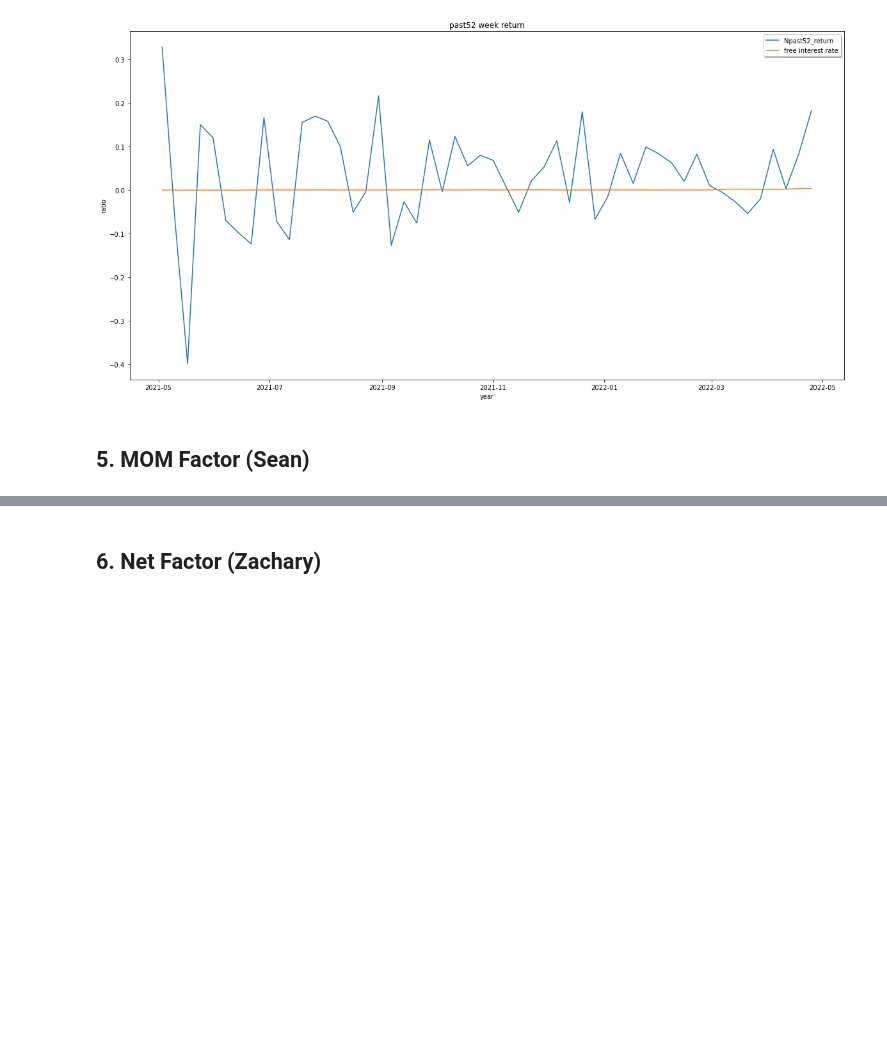
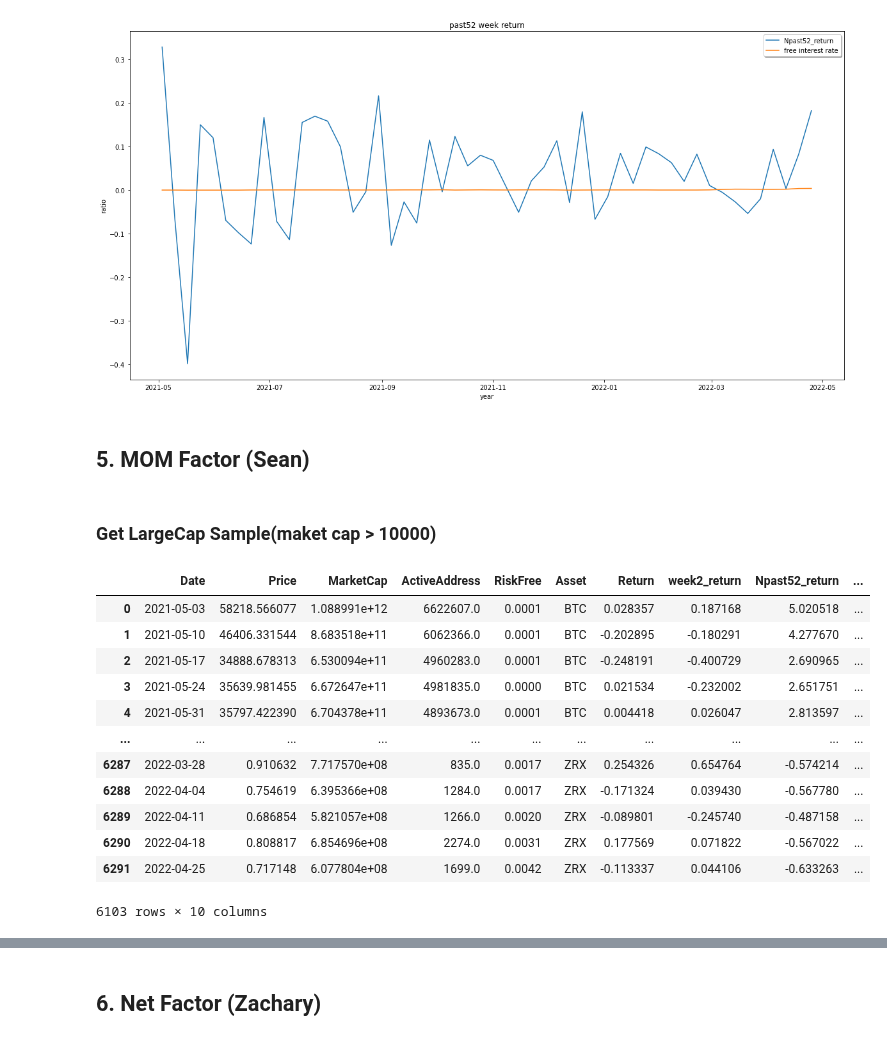
Before and after one commit to PracticumCrypto/C5-Analyzer, a Jupyter notebook: ALL.ipynb, the cells around one changed output, grey strips where cells are left out. Drawn from its saved outputs; the diff is of its cells as text; code cells hidden in the pictures; blank space fills up the shorter version.

```diff
--- a/ALL.ipynb
+++ b/ALL.ipynb
@@ -778,3 +792,23 @@ plt.show()
 [figure]
 # %% [markdown]
 ## 5. MOM Factor (Sean)
+# %% [markdown]
+### Get LargeCap Sample(maket cap > 10000)
+# %%
+# Filter MarketCap to Get largeSample
+largeCapSample = fullSample.query("MarketCap > 1000000")
+largeCapSample
+# %% [output]
+|  | Date | Price | MarketCap | ActiveAddress | RiskFree | Asset | Return | week2_return | Npast52_return | ... |
+| 0 | 2021-05-03 | 58218.566077 | 1.088991e+12 | 6622607.0 | 0.0001 | BTC | 0.028357 | 0.187168 | 5.020518 | ... |
+| 1 | 2021-05-10 | 46406.331544 | 8.683518e+11 | 6062366.0 | 0.0001 | BTC | -0.202895 | -0.180291 | 4.277670 | ... |
+| 2 | 2021-05-17 | 34888.678313 | 6.530094e+11 | 4960283.0 | 0.0001 | BTC | -0.248191 | -0.400729 | 2.690965 | ... |
+| 3 | 2021-05-24 | 35639.981455 | 6.672647e+11 | 4981835.0 | 0.0000 | BTC | 0.021534 | -0.232002 | 2.651751 | ... |
+| 4 | 2021-05-31 | 35797.422390 | 6.704378e+11 | 4893673.0 | 0.0001 | BTC | 0.004418 | 0.026047 | 2.813597 | ... |
+| ... | ... | ... | ... | ... | ... | ... | ... | ... | ... | ... |
+| 6287 | 2022-03-28 | 0.910632 | 7.717570e+08 | 835.0 | 0.0017 | ZRX | 0.254326 | 0.654764 | -0.574214 | ... |
+| 6288 | 2022-04-04 | 0.754619 | 6.395366e+08 | 1284.0 | 0.0017 | ZRX | -0.171324 | 0.039430 | -0.567780 | ... |
+| 6289 | 2022-04-11 | 0.686854 | 5.821057e+08 | 1266.0 | 0.0020 | ZRX | -0.089801 | -0.245740 | -0.487158 | ... |
+| 6290 | 2022-04-18 | 0.808817 | 6.854696e+08 | 2274.0 | 0.0031 | ZRX | 0.177569 | 0.071822 | -0.567022 | ... |
+| 6291 | 2022-04-25 | 0.717148 | 6.077804e+08 | 1699.0 | 0.0042 | ZRX | -0.113337 | 0.044106 | -0.633263 | ... |
+6103 rows × 10 columns
```
Also changed, not shown: parts of 27 cells of this notebook.
